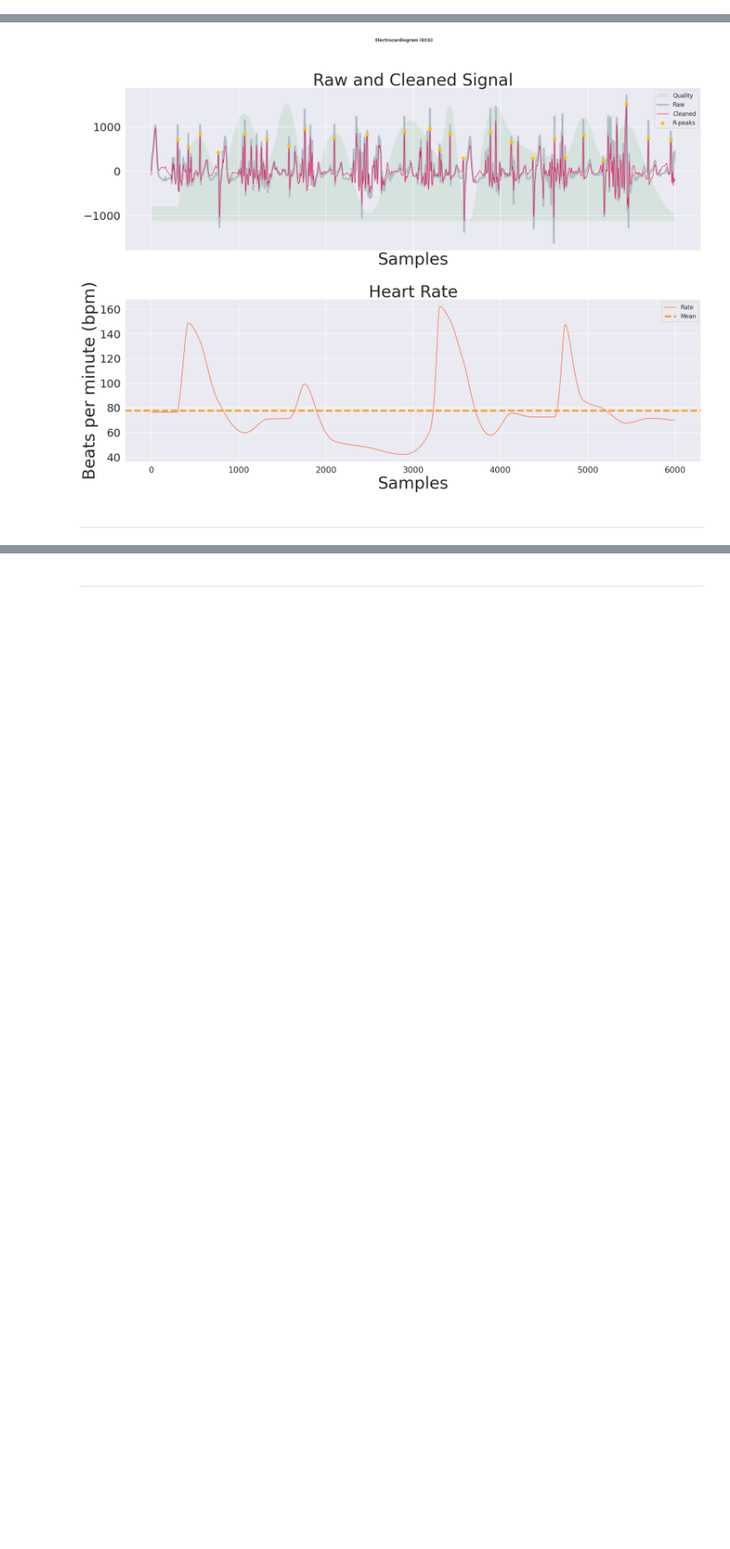
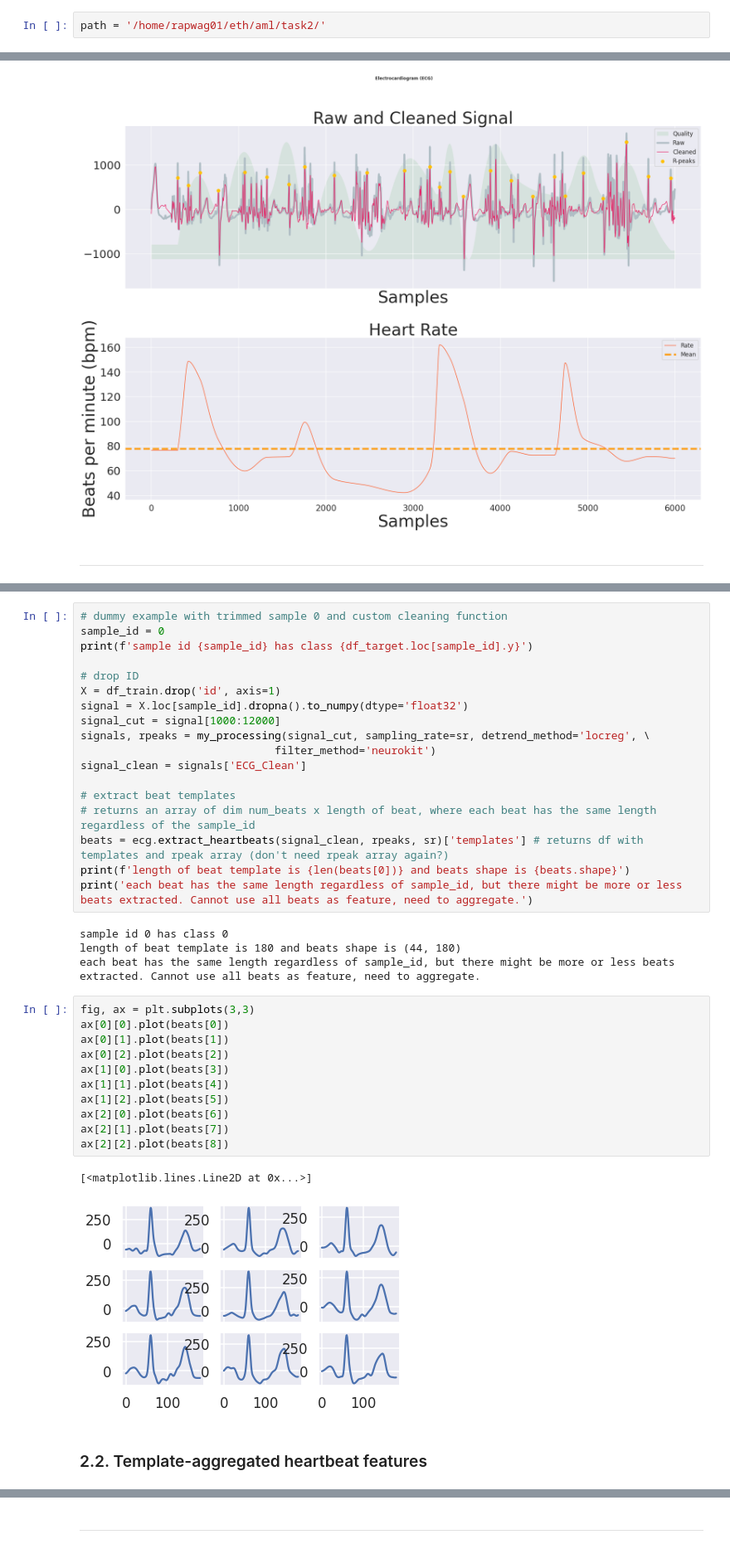
Before and after one commit to jaymoneyjay/aml-project, a Jupyter notebook: task2/feature_extraction_aggregate.ipynb, the cells around one changed output, grey strips where cells are left out. Shown at 83% size. Cells and saved outputs as stored; diff of their text form; blank space fills up the shorter version.

Commit message:
organised notebook, manual feature extraction on one sample, started customised transformers for pipe

```diff
--- a/task2/feature_extraction_aggregate.ipynb
+++ b/task2/feature_extraction_aggregate.ipynb
@@ -30,3 +40,5 @@ path = './'
+# %%
+path = '/home/rapwag01/eth/aml/task2/'
 # %%
 df_train = pd.read_csv(path+'X_train.csv')
 # %%
@@ -239,0 +219,38 @@ hrv_indices
+# %%
+# dummy example with trimmed sample 0 and custom cleaning function
+sample_id = 0
+print(f'sample id {sample_id} has class {df_target.loc[sample_id].y}')
+
+# drop ID
+X = df_train.drop('id', axis=1)
+signal = X.loc[sample_id].dropna().to_numpy(dtype='float32')
+signal_cut = signal[1000:12000]
+signals, rpeaks = my_processing(signal_cut, sampling_rate=sr, detrend_method='locreg', \
+                              filter_method='neurokit')
+signal_clean = signals['ECG_Clean']
+
+# extract beat templates
+# returns an array of dim num_beats x length of beat, where each beat has the same length regardless of the sample_id
+beats = ecg.extract_heartbeats(signal_clean, rpeaks, sr)['templates'] # returns df with templates and rpeak array (don't need rpeak array again?)
+print(f'length of beat template is {len(beats[0])} and beats shape is {beats.shape}')
+print('each beat has the same length regardless of sample_id, but there might be more or less beats extracted. Cannot use all beats as feature, need to aggregate.')
+# %% [output]
+sample id 0 has class 0
+length of beat template is 180 and beats shape is (44, 180)
+each beat has the same length regardless of sample_id, but there might be more or less beats extracted. Cannot use all beats as feature, need to aggregate.
+# %%
+fig, ax = plt.subplots(3,3)
+ax[0][0].plot(beats[0])
+ax[0][1].plot(beats[1])
+ax[0][2].plot(beats[2])
+ax[1][0].plot(beats[3])
+ax[1][1].plot(beats[4])
+ax[1][2].plot(beats[5])
+ax[2][0].plot(beats[6])
+ax[2][1].plot(beats[7])
+ax[2][2].plot(beats[8])
+# %% [output]
+[<matplotlib.lines.Line2D at 0x...>]
+[figure, added]
+# %% [markdown]
+### 2.2. Template-aggregated heartbeat features
```
Also changed, not shown: parts of 56 cells of this notebook.
